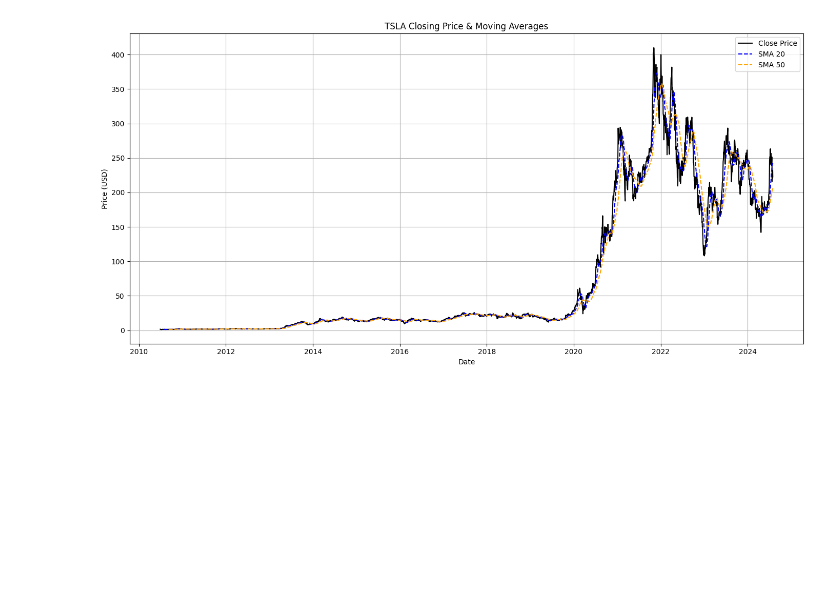
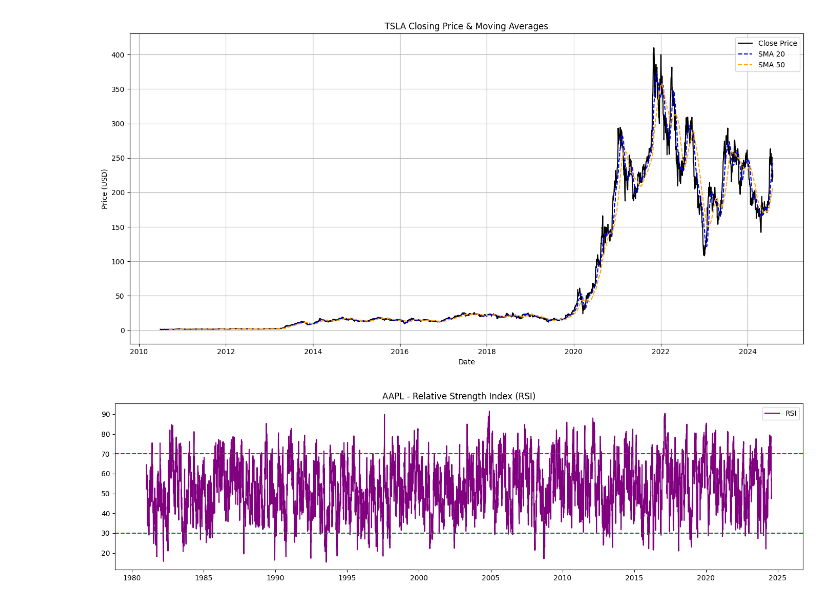
Before and after one commit to tess61/financial-news-sentiment, a Jupyter notebook: notebooks/task2_technical_analysis.ipynb, the cells around one changed output. Drawn from its saved outputs; the diff is of its cells as text; code cells hidden in the pictures; blank space fills up the shorter version.

Commit message:
Feat: add RSI visualization with overbought/oversold lines

```diff
--- a/notebooks/task2_technical_analysis.ipynb
+++ b/notebooks/task2_technical_analysis.ipynb
@@ -23,3 +23,24 @@ for ticker in tickers:
 [figure]
 [figure]
 [figure]
+# %%
+import matplotlib.pyplot as plt
+
+def plot_rsi(df, ticker):
+    plt.figure(figsize=(14, 4))
+    plt.plot(df.index, df["RSI"], label="RSI", color="purple")
+    plt.axhline(70, color='red', linestyle='--')
+    plt.axhline(30, color='green', linestyle='--')
+    plt.title(f"{ticker} - Relative Strength Index (RSI)")
+    plt.legend()
+    plt.tight_layout()
+    plt.show()
+
+#  for AAPL ticker
+data_folder = "../data/yfinance_data"
+ticker = "AAPL"
+path = os.path.join(data_folder, f"{ticker}_historical_data.csv")
+df = apply_technical_indicators(load_stock_data(path))
+plot_rsi(df, ticker)
+# %% [output]
+[figure, added]
```
Also changed, not shown: parts of 6 cells of this notebook.
